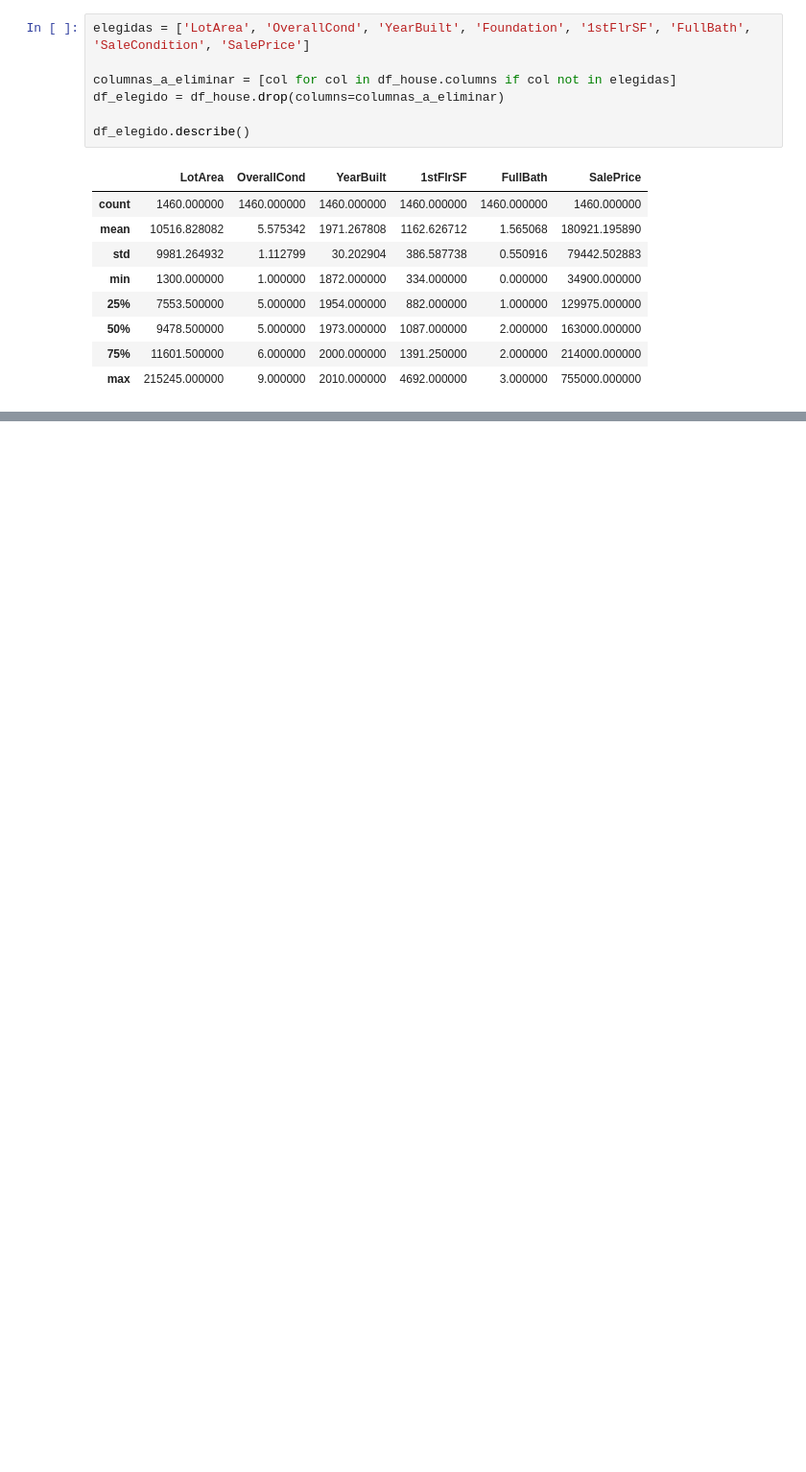
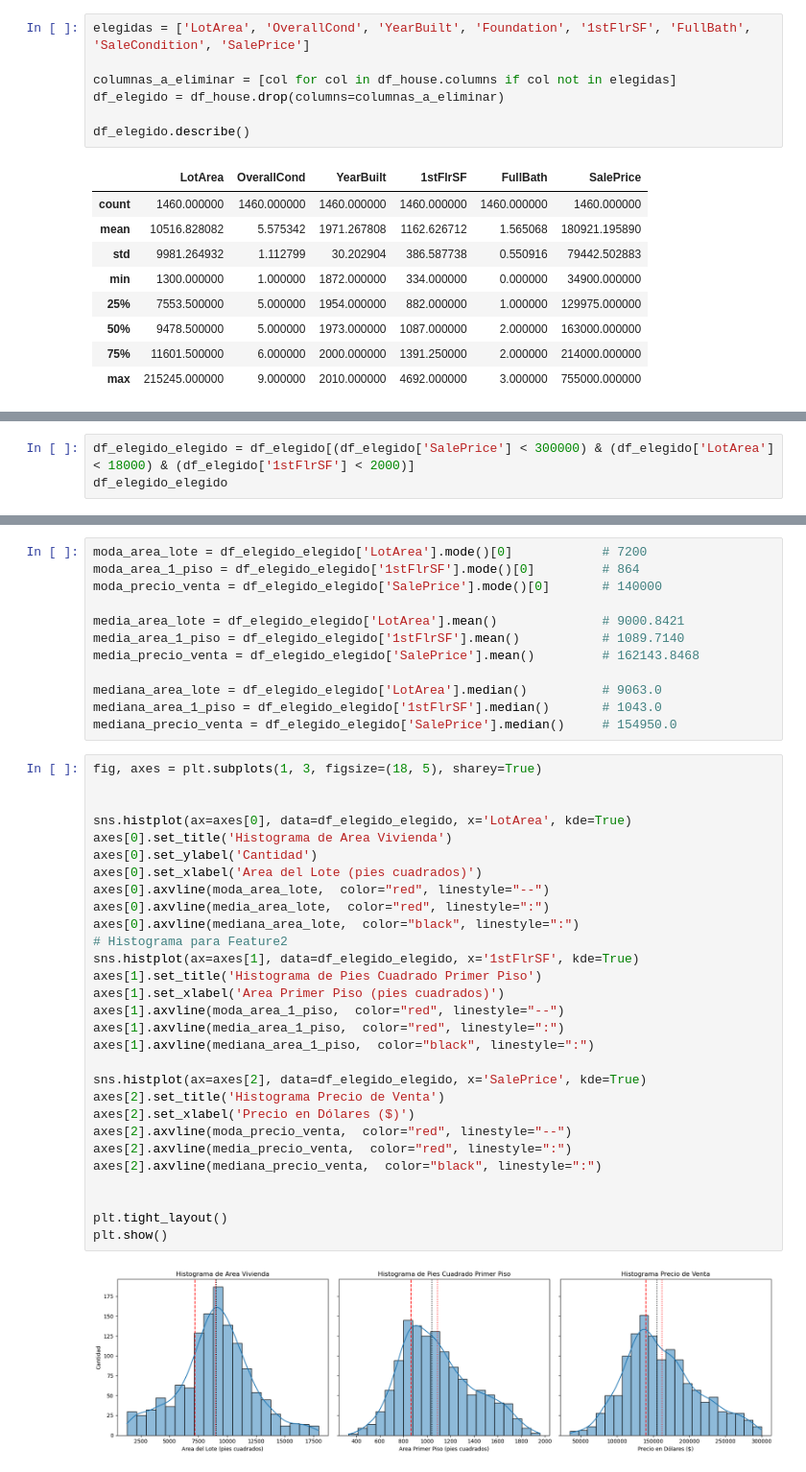
Before and after one commit to fidebravo/Modulo4, a Jupyter notebook: ABpro4_Ide.ipynb, the cells around one changed output, grey strips where cells are left out. Shown: that part at 96% size. Saved outputs shown, nothing was run; the diff lists cells and outputs as text; blank space fills up the shorter version.

```diff
--- a/ABpro4_Ide.ipynb
+++ b/ABpro4_Ide.ipynb
@@ -95,0 +132,3 @@ plt.show()
+# %%
+df_elegido_elegido = df_elegido[(df_elegido['SalePrice'] < 300000) & (df_elegido['LotArea'] < 18000) & (df_elegido['1stFlrSF'] < 2000)]
+df_elegido_elegido
@@ -95,0 +161,43 @@ plt.show()
+# %%
+moda_area_lote = df_elegido_elegido['LotArea'].mode()[0]            # 7200
+moda_area_1_piso = df_elegido_elegido['1stFlrSF'].mode()[0]         # 864
+moda_precio_venta = df_elegido_elegido['SalePrice'].mode()[0]       # 140000
+
+media_area_lote = df_elegido_elegido['LotArea'].mean()              # 9000.8421
+media_area_1_piso = df_elegido_elegido['1stFlrSF'].mean()           # 1089.7140
+media_precio_venta = df_elegido_elegido['SalePrice'].mean()         # 162143.8468
+
+mediana_area_lote = df_elegido_elegido['LotArea'].median()          # 9063.0
+mediana_area_1_piso = df_elegido_elegido['1stFlrSF'].median()       # 1043.0
+mediana_precio_venta = df_elegido_elegido['SalePrice'].median()     # 154950.0
+# %%
+fig, axes = plt.subplots(1, 3, figsize=(18, 5), sharey=True)
+
+
+sns.histplot(ax=axes[0], data=df_elegido_elegido, x='LotArea', kde=True)
+axes[0].set_title('Histograma de Area Vivienda')
+axes[0].set_ylabel('Cantidad')
+axes[0].set_xlabel('Area del Lote (pies cuadrados)')
+axes[0].axvline(moda_area_lote,  color="red", linestyle="--")
+axes[0].axvline(media_area_lote,  color="red", linestyle=":")
+axes[0].axvline(mediana_area_lote,  color="black", linestyle=":")
+# Histograma para Feature2
+sns.histplot(ax=axes[1], data=df_elegido_elegido, x='1stFlrSF', kde=True)
+axes[1].set_title('Histograma de Pies Cuadrado Primer Piso')
+axes[1].set_xlabel('Area Primer Piso (pies cuadrados)')
+axes[1].axvline(moda_area_1_piso,  color="red", linestyle="--")
+axes[1].axvline(media_area_1_piso,  color="red", linestyle=":")
+axes[1].axvline(mediana_area_1_piso,  color="black", linestyle=":")
+
+sns.histplot(ax=axes[2], data=df_elegido_elegido, x='SalePrice', kde=True)
+axes[2].set_title('Histograma Precio de Venta')
+axes[2].set_xlabel('Precio en Dólares ($)')
+axes[2].axvline(moda_precio_venta,  color="red", linestyle="--")
+axes[2].axvline(media_precio_venta,  color="red", linestyle=":")
+axes[2].axvline(mediana_precio_venta,  color="black", linestyle=":")
+
+
+plt.tight_layout()
+plt.show()
+# %% [output]
+[figure, added]
```
Also changed, not shown: parts of 10 cells of this notebook.
